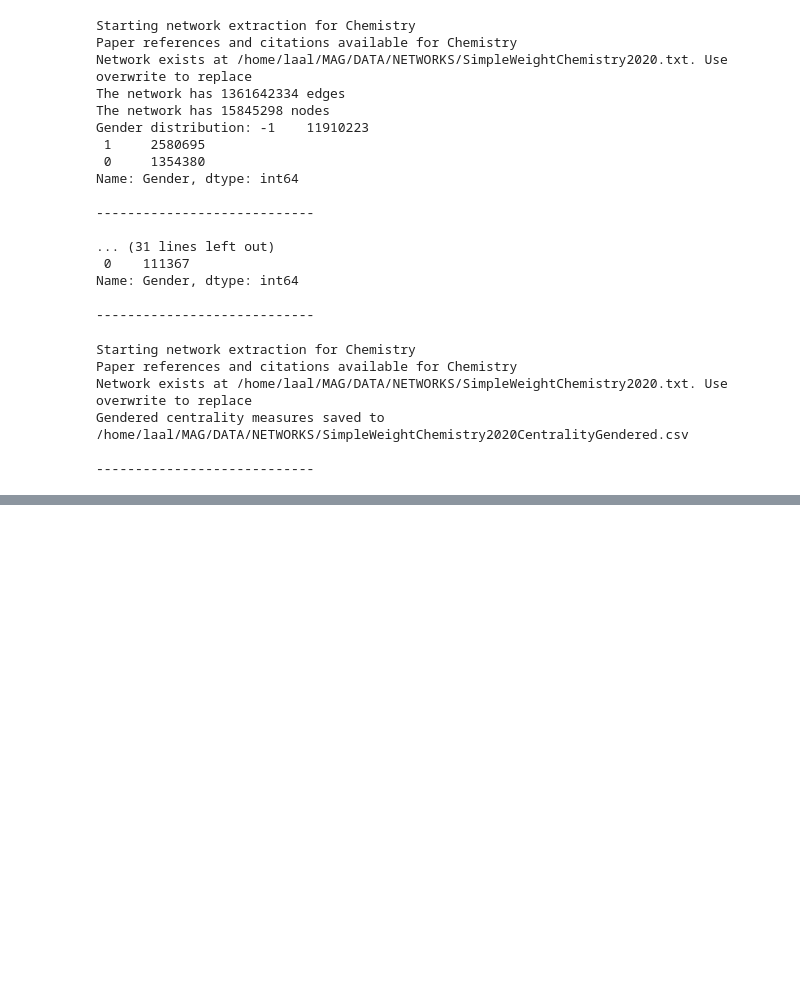
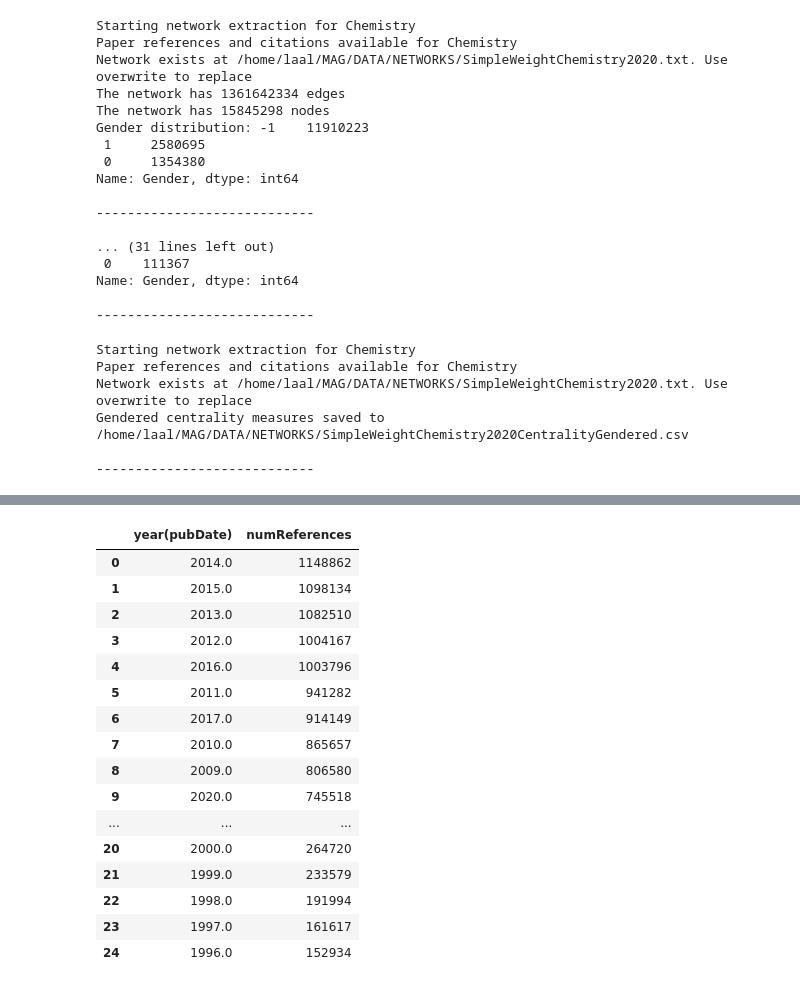
Before and after one commit to buschbirk/CentralityFairness, a Jupyter notebook: Network pipeline.ipynb, the cells around one changed output, grey strips where cells are left out. Drawn from its saved outputs; the diff is of its cells as text; code cells hidden in the pictures; blank space fills up the shorter version.

```diff
--- a/Network pipeline.ipynb
+++ b/Network pipeline.ipynb
@@ -104,0 +433,20 @@ Gendered centrality measures saved to /home/laal/MAG/DATA/NETWORKS/SimpleWeightC
+# %%
+max_year.head(25)
+# %% [output]
+|  | year(pubDate) | numReferences |
+| 0 | 2014.0 | 1148862 |
+| 1 | 2015.0 | 1098134 |
+| 2 | 2013.0 | 1082510 |
+| 3 | 2012.0 | 1004167 |
+| 4 | 2016.0 | 1003796 |
+| 5 | 2011.0 | 941282 |
+| 6 | 2017.0 | 914149 |
+| 7 | 2010.0 | 865657 |
+| 8 | 2009.0 | 806580 |
+| 9 | 2020.0 | 745518 |
+| ... | ... | ... |
+| 20 | 2000.0 | 264720 |
+| 21 | 1999.0 | 233579 |
+| 22 | 1998.0 | 191994 |
+| 23 | 1997.0 | 161617 |
+| 24 | 1996.0 | 152934 |
```
Also changed, not shown: parts of 24 cells of this notebook, 14 other files.
